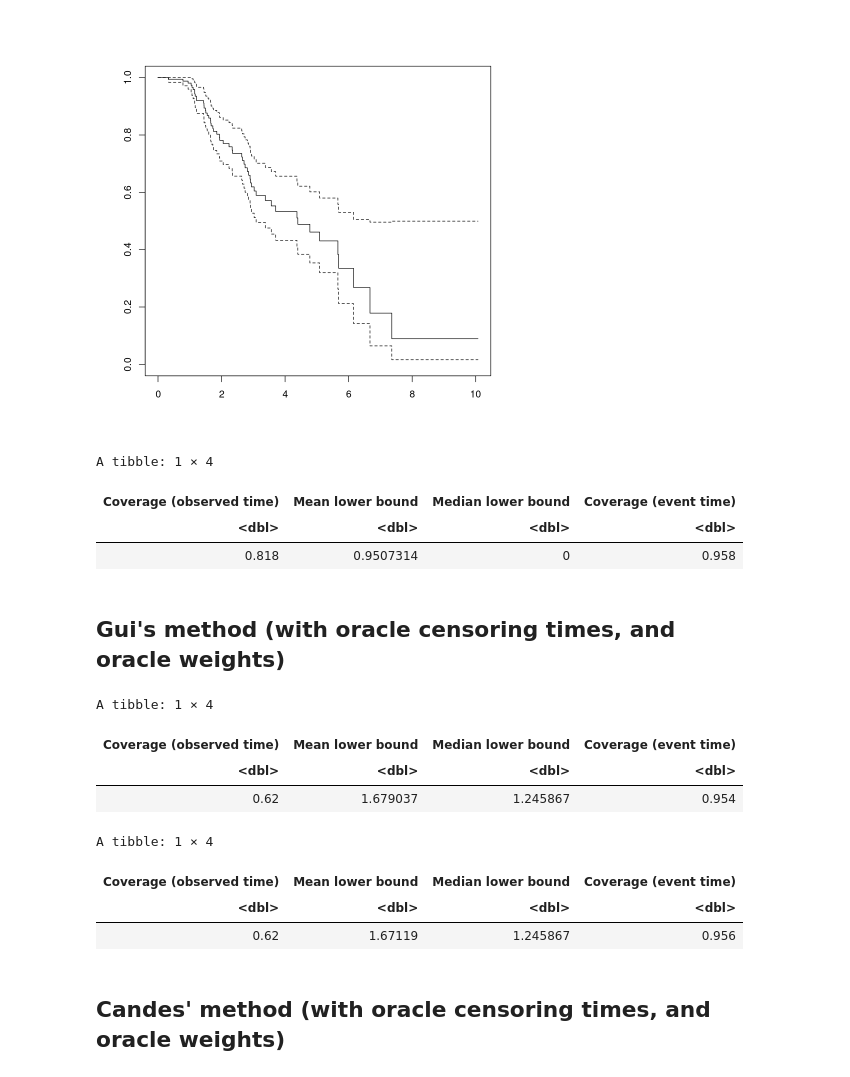
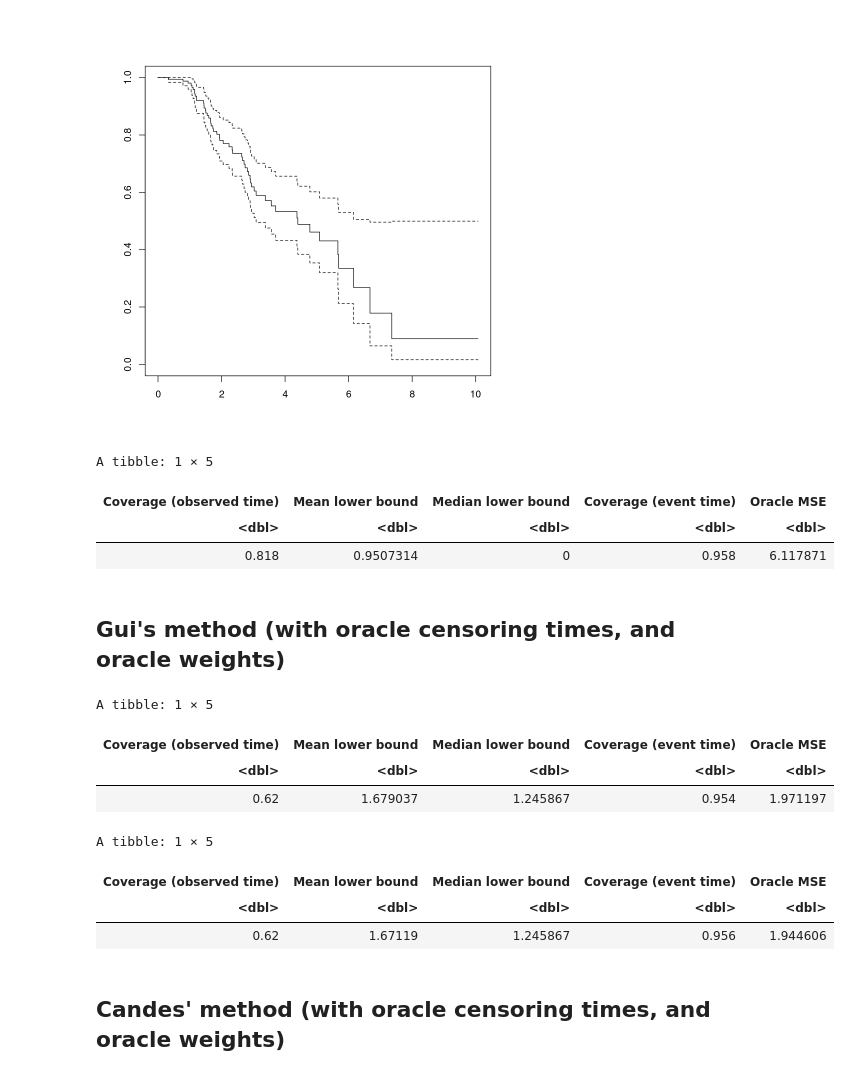
Before and after one commit to msesia/conformal_survival, a Jupyter notebook: code/examples/survival-cqr-new.ipynb, the cells around one changed output. Cells and saved outputs as stored; diff of their text form; code cells hidden in the pictures.

```diff
--- a/code/examples/survival-cqr-new.ipynb
+++ b/code/examples/survival-cqr-new.ipynb
@@ -296,16 +299,17 @@ plot(km_fit)
 # %%
 source("../conf_surv/utils_decensoring.R")
 
 pred.decensor <- predict_decensoring(data.test, surv_model, km_fit, data.cal, alpha, R=10)
 
 evaluate_bounds(data.test.oracle$time,
                 pred.decensor,
-                event_time=data.test.oracle$event_time)
+                event_time=data.test.oracle$event_time,
+                oracle=pred.oracle)
 # %% [output]
-A tibble: 1 × 4
+A tibble: 1 × 5
-| Coverage (observed time) | Mean lower bound | Median lower bound | Coverage (event time) |
-| <dbl> | <dbl> | <dbl> | <dbl> |
-| 0.818 | 0.9507314 | 0 | 0.958 |
+| Coverage (observed time) | Mean lower bound | Median lower bound | Coverage (event time) | Oracle MSE |
+| <dbl> | <dbl> | <dbl> | <dbl> | <dbl> |
+| 0.818 | 0.9507314 | 0 | 0.958 | 6.117871 |
 # %% [markdown]
 ## Gui's method (with oracle censoring times, and oracle weights)
 # %%
@@ -318,23 +322,25 @@ pred.gui <- predict_Gui(data.test, surv_model, generator$censoring, data.cal, C.
 
 evaluate_bounds(data.test.oracle$time,
                 pred.gui,
-                event_time=data.test.oracle$event_time)
+                event_time=data.test.oracle$event_time,
+                oracle=pred.oracle)
 # %% [output]
-A tibble: 1 × 4
+A tibble: 1 × 5
-| Coverage (observed time) | Mean lower bound | Median lower bound | Coverage (event time) |
-| <dbl> | <dbl> | <dbl> | <dbl> |
-| 0.62 | 1.679037 | 1.245867 | 0.954 |
+| Coverage (observed time) | Mean lower bound | Median lower bound | Coverage (event time) | Oracle MSE |
+| <dbl> | <dbl> | <dbl> | <dbl> | <dbl> |
+| 0.62 | 1.679037 | 1.245867 | 0.954 | 1.971197 |
 # %%
 pred.gui <- predict_Gui(data.test, surv_model, generator$censoring, data.cal, C.cal, alpha, use_censoring_model=TRUE)
 
 evaluate_bounds(data.test.oracle$time,
                 pred.gui,
-                event_time=data.test.oracle$event_time)
+                event_time=data.test.oracle$event_time,
+                oracle=pred.oracle)
 # %% [output]
-A tibble: 1 × 4
+A tibble: 1 × 5
-| Coverage (observed time) | Mean lower bound | Median lower bound | Coverage (event time) |
-| <dbl> | <dbl> | <dbl> | <dbl> |
-| 0.62 | 1.67119 | 1.245867 | 0.956 |
+| Coverage (observed time) | Mean lower bound | Median lower bound | Coverage (event time) | Oracle MSE |
+| <dbl> | <dbl> | <dbl> | <dbl> | <dbl> |
+| 0.62 | 1.67119 | 1.245867 | 0.956 | 1.944606 |
 # %% [markdown]
 ## Candes' method (with oracle censoring times, and oracle weights)
 # %%
```
Also changed, not shown: parts of 11 cells of this notebook, 2 other files.
